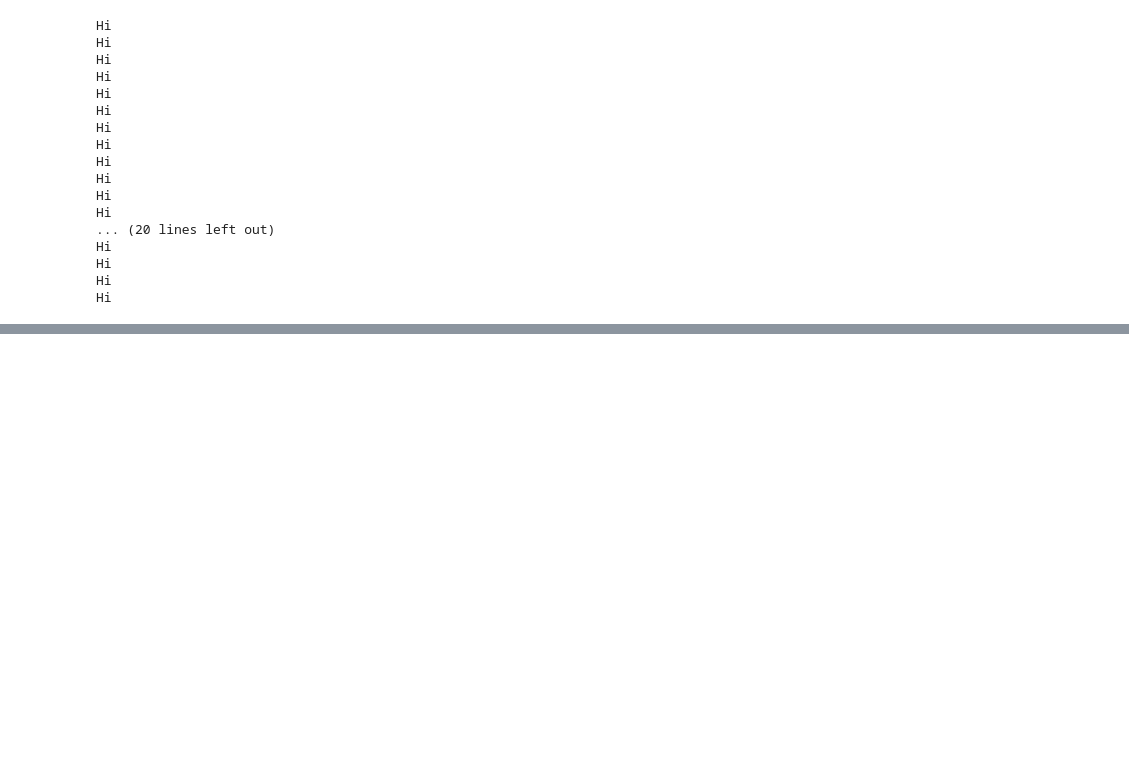
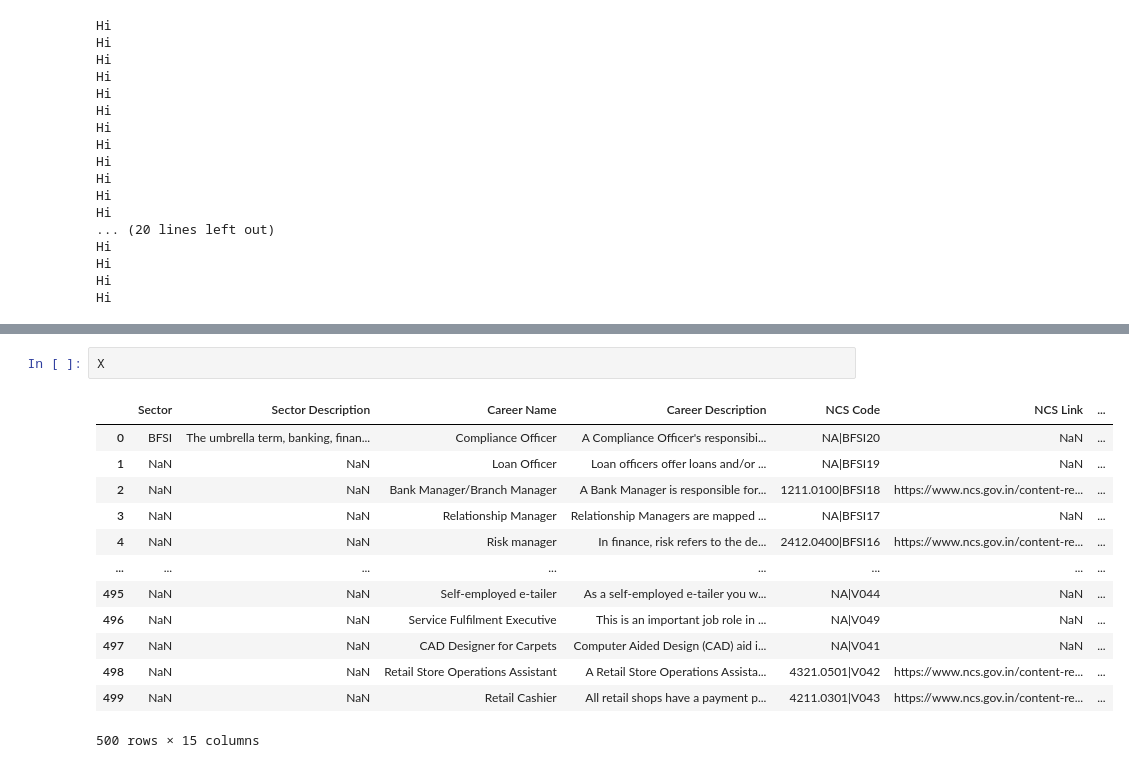
Before and after one commit to umaidali236/JKSDM-AI-API, a Jupyter notebook: db/Untitled.ipynb, the cells around one changed output, grey strips where cells are left out. Drawn from its saved outputs; the diff is of its cells as text; blank space fills up the shorter version.

```diff
--- a/db/Untitled.ipynb
+++ b/db/Untitled.ipynb
@@ -46,0 +242,16 @@ Hi
+# %%
+X
+# %% [output]
+|  | Sector | Sector Description | Career Name | Career Description | NCS Code | NCS Link | ... |
+| 0 | BFSI | The umbrella term, banking, finan... | Compliance Officer | A Compliance Officer's responsibi... | NA|BFSI20 | NaN | ... |
+| 1 | NaN | NaN | Loan Officer | Loan officers offer loans and/or ... | NA|BFSI19 | NaN | ... |
+| 2 | NaN | NaN | Bank Manager/Branch Manager | A Bank Manager is responsible for... | 1211.0100|BFSI18 | https://www.ncs.gov.in/content-re... | ... |
+| 3 | NaN | NaN | Relationship Manager | Relationship Managers are mapped ... | NA|BFSI17 | NaN | ... |
+| 4 | NaN | NaN | Risk manager | In finance, risk refers to the de... | 2412.0400|BFSI16 | https://www.ncs.gov.in/content-re... | ... |
+| ... | ... | ... | ... | ... | ... | ... | ... |
+| 495 | NaN | NaN | Self-employed e-tailer | As a self-employed e-tailer you w... | NA|V044 | NaN | ... |
+| 496 | NaN | NaN | Service Fulfilment Executive | This is an important job role in ... | NA|V049 | NaN | ... |
+| 497 | NaN | NaN | CAD Designer for Carpets | Computer Aided Design (CAD) aid i... | NA|V041 | NaN | ... |
+| 498 | NaN | NaN | Retail Store Operations Assistant | A Retail Store Operations Assista... | 4321.0501|V042 | https://www.ncs.gov.in/content-re... | ... |
+| 499 | NaN | NaN | Retail Cashier | All retail shops have a payment p... | 4211.0301|V043 | https://www.ncs.gov.in/content-re... | ... |
+500 rows × 15 columns
```
Also changed, not shown: parts of 12 cells of this notebook, 2 other files.
